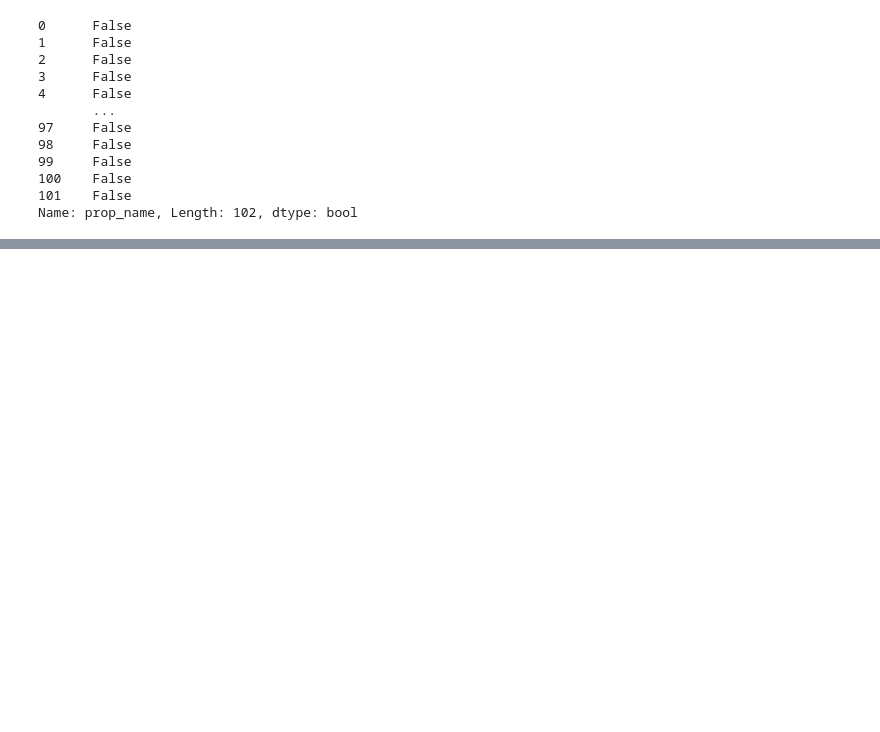
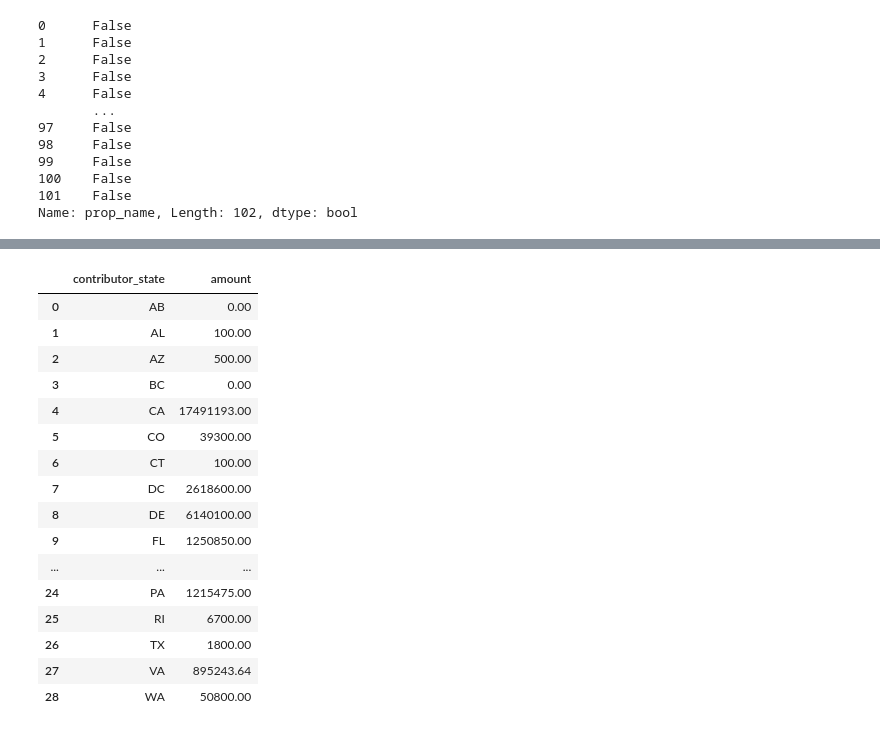
Before and after one commit to gordonje/first-python-notebook, a Jupyter notebook: my-notebook.ipynb, the cells around one changed output, grey strips where cells are left out. Cells and saved outputs as stored; diff of their text form; code cells hidden in the pictures; blank space fills up the shorter version.

```diff
--- a/my-notebook.ipynb
+++ b/my-notebook.ipynb
@@ -72,0 +181,20 @@ props[props.prop_name == my_prop]
+# %%
+merged.groupby("contributor_state").amount.sum().reset_index()
+# %% [output]
+|  | contributor_state | amount |
+| 0 | AB | 0.00 |
+| 1 | AL | 100.00 |
+| 2 | AZ | 500.00 |
+| 3 | BC | 0.00 |
+| 4 | CA | 17491193.00 |
+| 5 | CO | 39300.00 |
+| 6 | CT | 100.00 |
+| 7 | DC | 2618600.00 |
+| 8 | DE | 6140100.00 |
+| 9 | FL | 1250850.00 |
+| ... | ... | ... |
+| 24 | PA | 1215475.00 |
+| 25 | RI | 6700.00 |
+| 26 | TX | 1800.00 |
+| 27 | VA | 895243.64 |
+| 28 | WA | 50800.00 |
```
Also changed, not shown: parts of 19 cells of this notebook.
